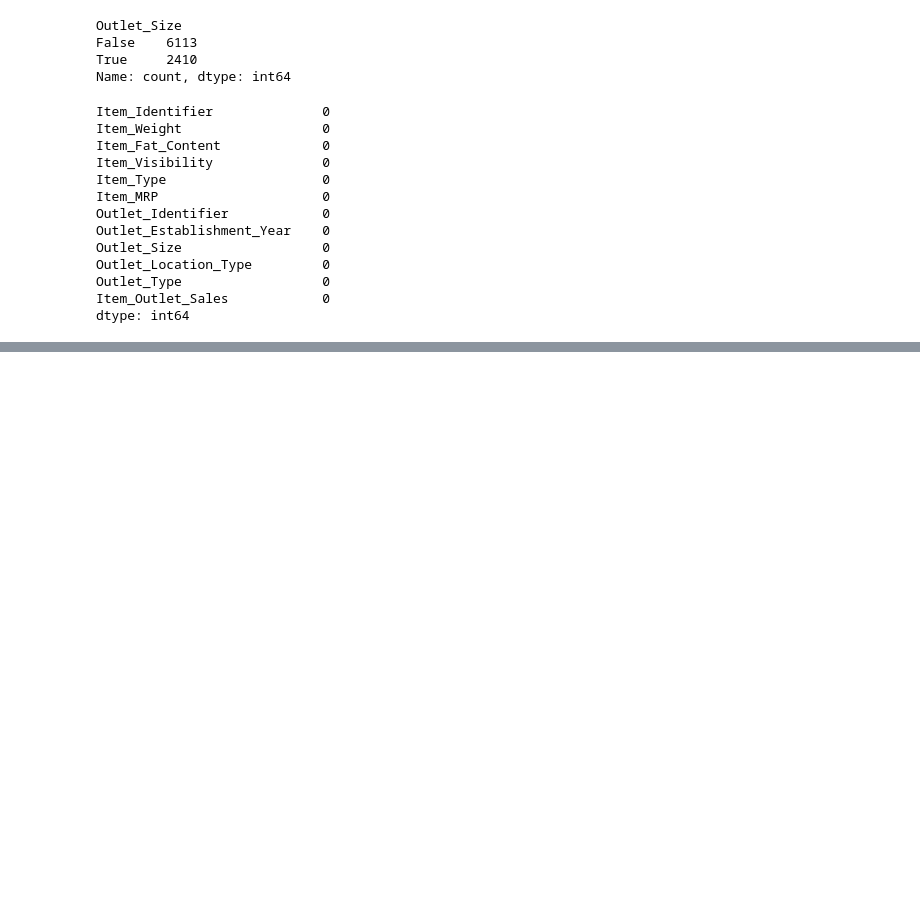
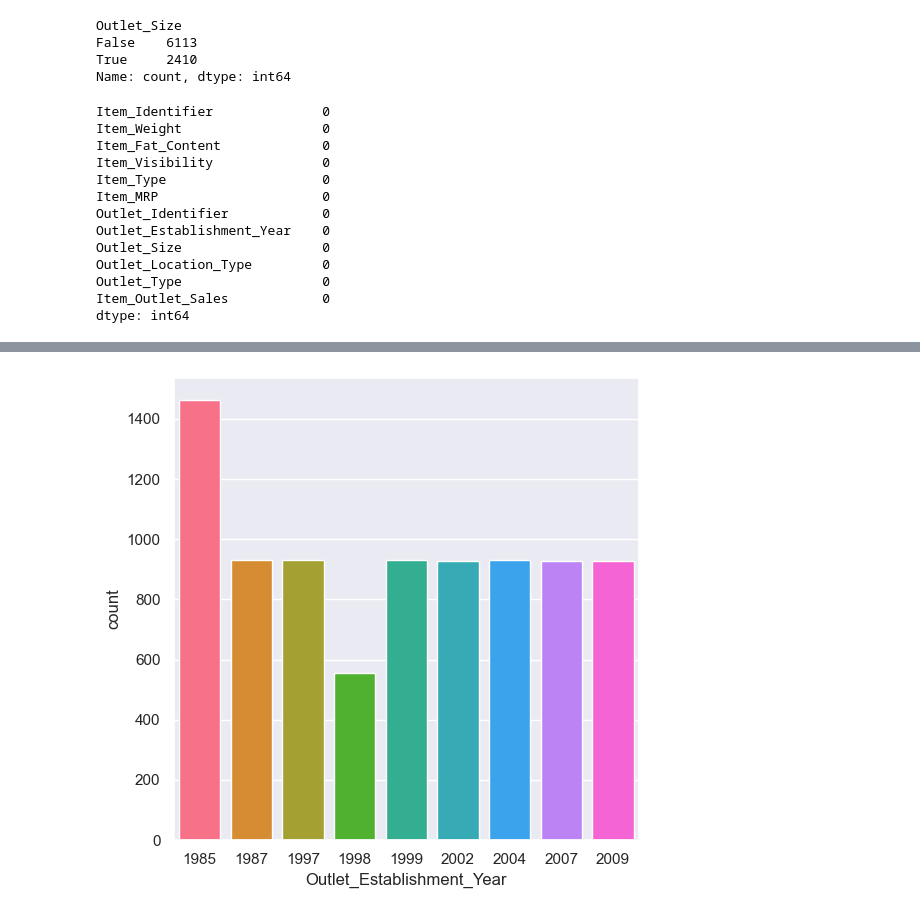
Before and after one commit to HarshRaut9945/Machine-Learning-Project, a Jupyter notebook: Market_Sale_pred/data.ipynb, the cells around one changed output, grey strips where cells are left out. Drawn from its saved outputs; the diff is of its cells as text; code cells hidden in the pictures; blank space fills up the shorter version.

```diff
--- a/Market_Sale_pred/data.ipynb
+++ b/Market_Sale_pred/data.ipynb
@@ -123,0 +189,13 @@ dtype: int64
+# %%
+#outlrt_establishment Year column
+plt.figure(figsize=(6,6))
+sns.countplot(x='Outlet_Establishment_Year',data=df)
+# color each bar differently
+n = df['Outlet_Establishment_Year'].nunique()
+palette = sns.color_palette("husl", n)
+ax = plt.gca()
+for patch, color in zip(ax.patches, palette):
+    patch.set_facecolor(color)
+plt.show()
+# %% [output]
+[figure, added]
```
Also changed, not shown: parts of 6 cells of this notebook.
